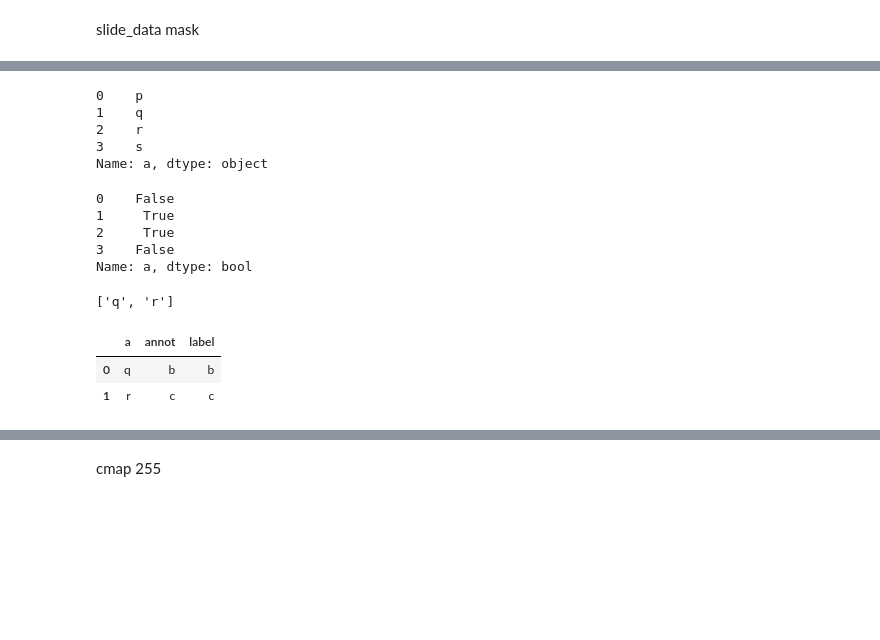
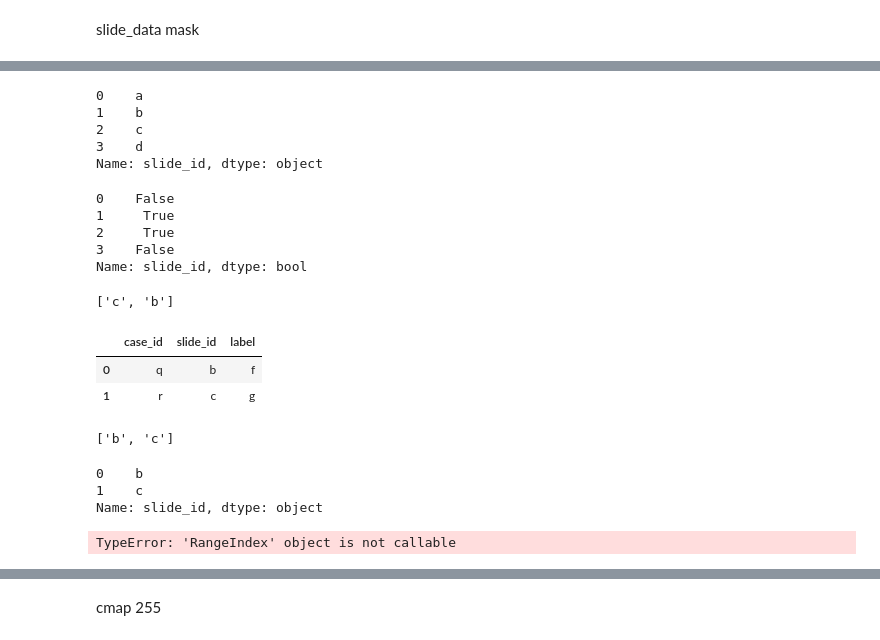
Before and after one commit to AshrithSagar/CLAM-Fungal, a Jupyter notebook: test_1.ipynb, the cells around one changed output, grey strips where cells are left out. Saved outputs shown, nothing was run; the diff lists cells and outputs as text; code cells hidden in the pictures; blank space fills up the shorter version.

Commit message:
test df_slice annot;

```diff
--- a/test_1.ipynb
+++ b/test_1.ipynb
@@ -198,4 +198,5 @@ slide_data mask
 # %%
 import pandas as pd
 # %%
-a = pd.DataFrame({"a":["p", "q", "r", "s"], "annot":["a", "b", "c", "d"], "label":["a", "b", "c", "d"]})
+a = pd.DataFrame({"case_id":["p", "q", "r", "s"], "slide_id":["a", "b", "c", "d"], "label":["e", "f", "g", "h"]})
+a
@@ -210,14 +209,15 @@ a
 # %%
-a["a"]
+a["slide_id"]
 # %% [output]
-0    p
-1    q
-2    r
-3    s
-Name: a, dtype: object
+0    a
+1    b
+2    c
+3    d
+Name: slide_id, dtype: object
 # %%
-split = ["q", "r"]
-mask = a["a"].isin(split)
+split = ["c", "b"]
+annot_split = ['T', 'F']
+mask = a["slide_id"].isin(split)
 # %%
 mask
 # %% [output]
@@ -225,14 +225,15 @@ mask
 1     True
 2     True
 3    False
-Name: a, dtype: bool
+Name: slide_id, dtype: bool
 # %%
 split
 # %% [output]
-['q', 'r']
+['c', 'b']
 # %%
-a[mask].reset_index(drop=True)
+b = a[mask].reset_index(drop=True)
+b
 # %% [output]
-|  | a | annot | label |
-| 0 | q | b | b |
-| 1 | r | c | c |
+|  | case_id | slide_id | label |
+| 0 | q | b | f |
+| 1 | r | c | g |
@@ -238,0 +243,14 @@ a[mask].reset_index(drop=True)
+# %%
+b['slide_id'].tolist()
+# %% [output]
+['b', 'c']
+# %%
+b['slide_id']
+# %% [output]
+0    b
+1    c
+Name: slide_id, dtype: object
+# %%
+mask = b.index().tolist()
+# %% [output]
+TypeError: 'RangeIndex' object is not callable
```
Also changed, not shown: parts of 7 cells of this notebook, 1 other file.
